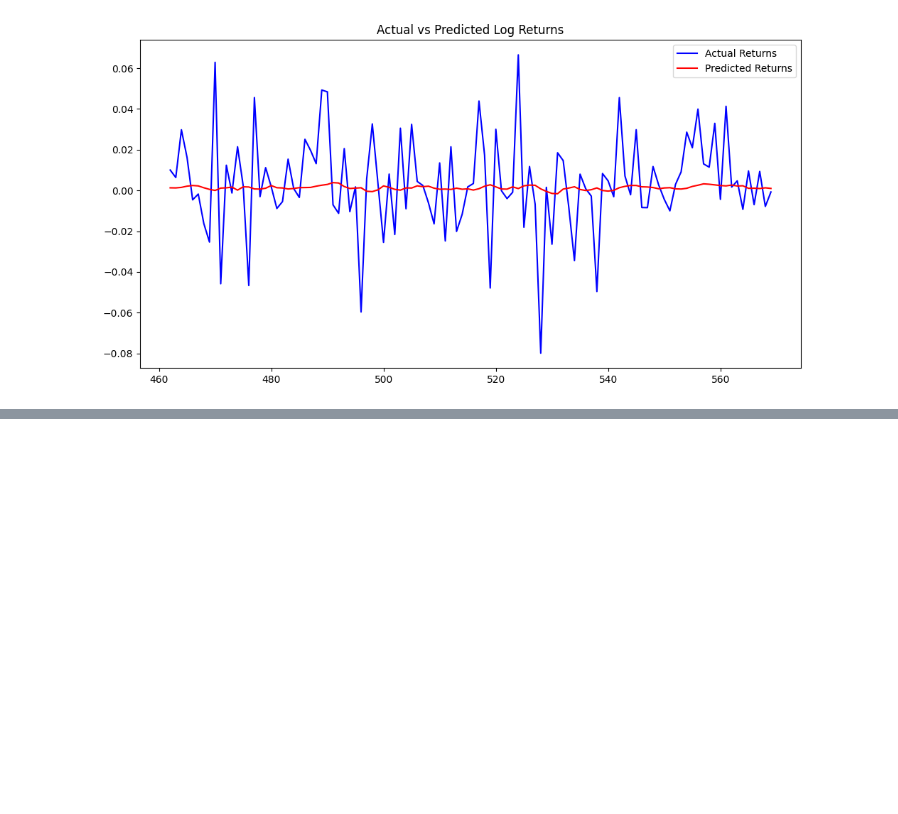
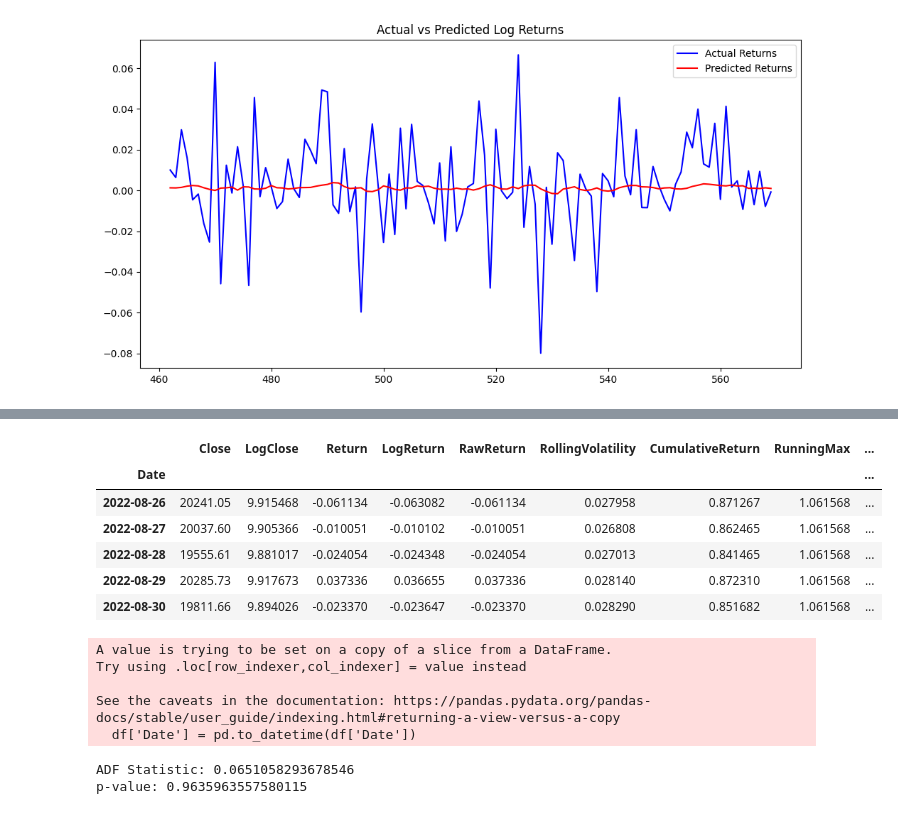
Before and after one commit to harshit4311/BTC-Forecasting-Methods, a Jupyter notebook: code/calculating_metrics_forecasting.ipynb, the cells around one changed output, grey strips where cells are left out. Saved outputs shown, nothing was run; the diff lists cells and outputs as text; code cells hidden in the pictures; blank space fills up the shorter version.

```diff
--- a/code/calculating_metrics_forecasting.ipynb
+++ b/code/calculating_metrics_forecasting.ipynb
@@ -459,0 +424,30 @@ plt.show()
+# %%
+df.head()
+# %% [output]
+|  | Close | LogClose | Return | LogReturn | RawReturn | RollingVolatility | CumulativeReturn | RunningMax | ... |
+| Date |  |  |  |  |  |  |  |  | ... |
+| 2022-08-26 | 20241.05 | 9.915468 | -0.061134 | -0.063082 | -0.061134 | 0.027958 | 0.871267 | 1.061568 | ... |
+| 2022-08-27 | 20037.60 | 9.905366 | -0.010051 | -0.010102 | -0.010051 | 0.026808 | 0.862465 | 1.061568 | ... |
+| 2022-08-28 | 19555.61 | 9.881017 | -0.024054 | -0.024348 | -0.024054 | 0.027013 | 0.841465 | 1.061568 | ... |
+| 2022-08-29 | 20285.73 | 9.917673 | 0.037336 | 0.036655 | 0.037336 | 0.028140 | 0.872310 | 1.061568 | ... |
+| 2022-08-30 | 19811.66 | 9.894026 | -0.023370 | -0.023647 | -0.023370 | 0.028290 | 0.851682 | 1.061568 | ... |
+# %%
+# If needed
+df['Date'] = pd.to_datetime(df['Date'])
+df = df.set_index('Date')
+
+# Just focus on 'LogClose' for now
+log_prices = df['LogClose']
+# %% [output]
+A value is trying to be set on a copy of a slice from a DataFrame.
+Try using .loc[row_indexer,col_indexer] = value instead
+
+See the caveats in the documentation: https://pandas.pydata.org/pandas-docs/stable/user_guide/indexing.html#returning-a-view-versus-a-copy
+  df['Date'] = pd.to_datetime(df['Date'])
+# %%
+result = adfuller(log_prices.dropna())
+print(f"ADF Statistic: {result[0]}")
+print(f"p-value: {result[1]}")
+# %% [output]
+ADF Statistic: 0.0651058293678546
+p-value: 0.9635963557580115
```
Also changed, not shown: parts of 11 cells of this notebook.
